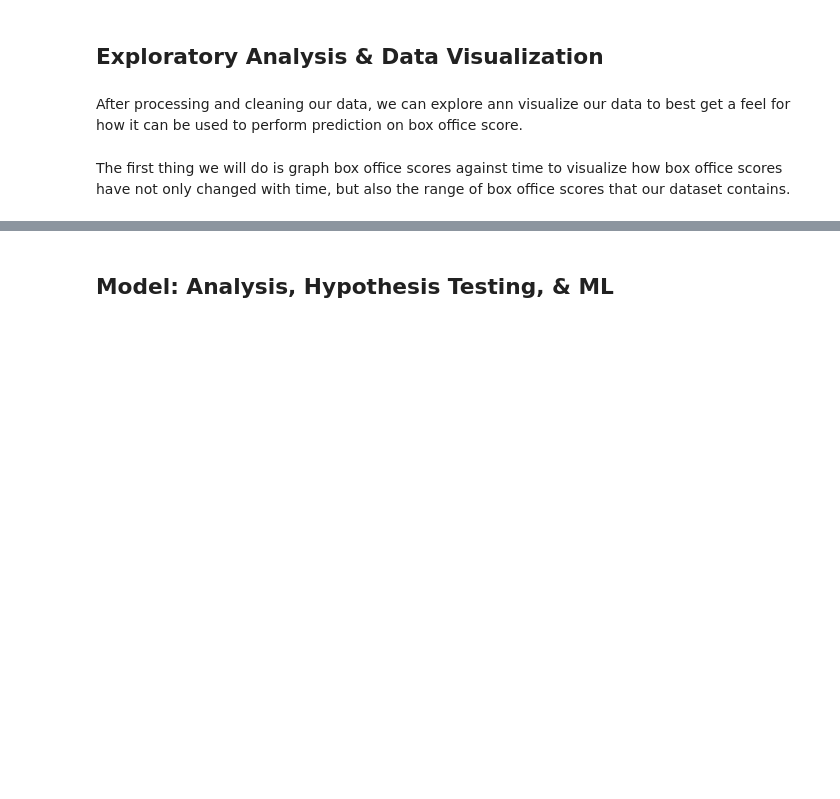
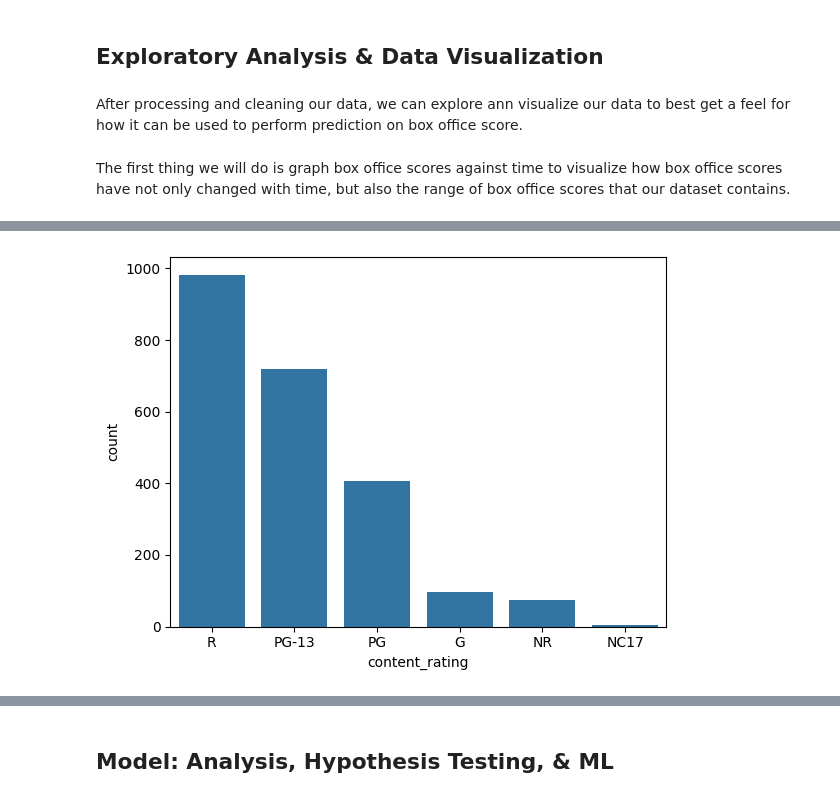
Before and after one commit to cmsc320-gautham-evan-arjun/cmsc320-gautham-evan-arjun.github.io, a Jupyter notebook: finaltutorial.ipynb, the cells around one changed output, grey strips where cells are left out. Drawn from its saved outputs; the diff is of its cells as text; code cells hidden in the pictures; blank space fills up the shorter version.

```diff
--- a/finaltutorial.ipynb
+++ b/finaltutorial.ipynb
@@ -318,0 +466,9 @@ Some testing to see intersection
+# %%
+    # Ocurrences of ratings
+content_ratings_count = movie_df['content_rating'].value_counts()
+x_content_ratings = content_ratings_count.keys()
+y_occurrences=content_ratings_count.values
+ax=sns.barplot(data=content_ratings_count)
+plt.show()
+# %% [output]
+[figure, added]
```
Also changed, not shown: parts of 42 cells of this notebook.
